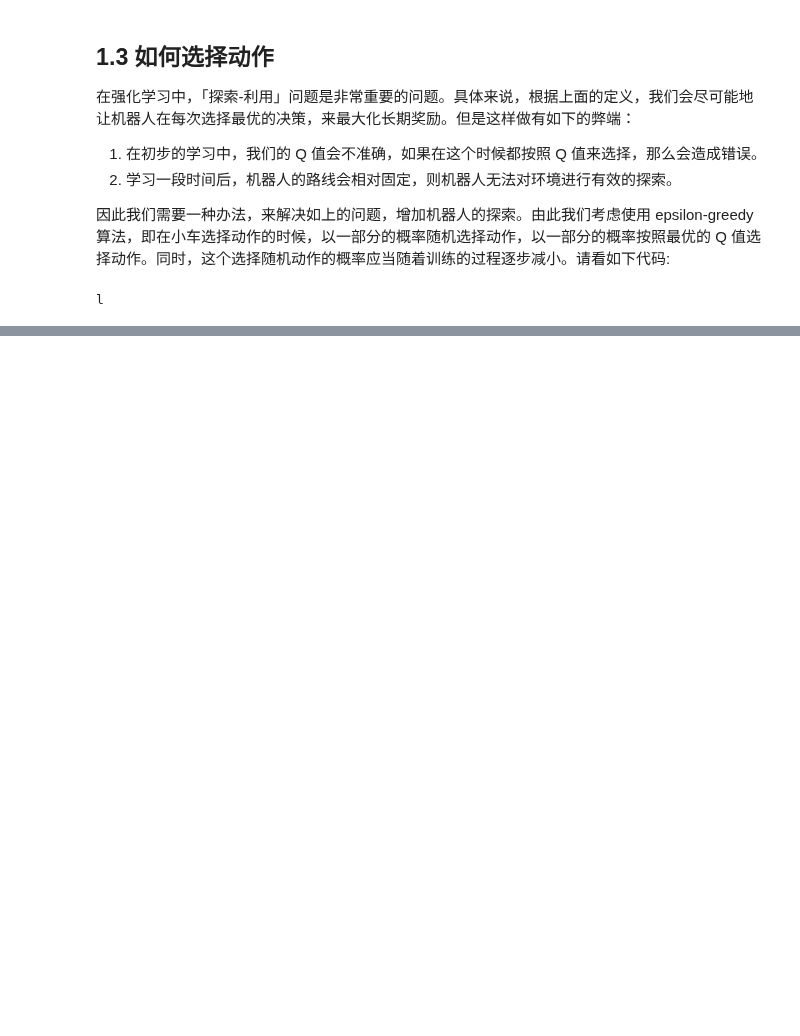
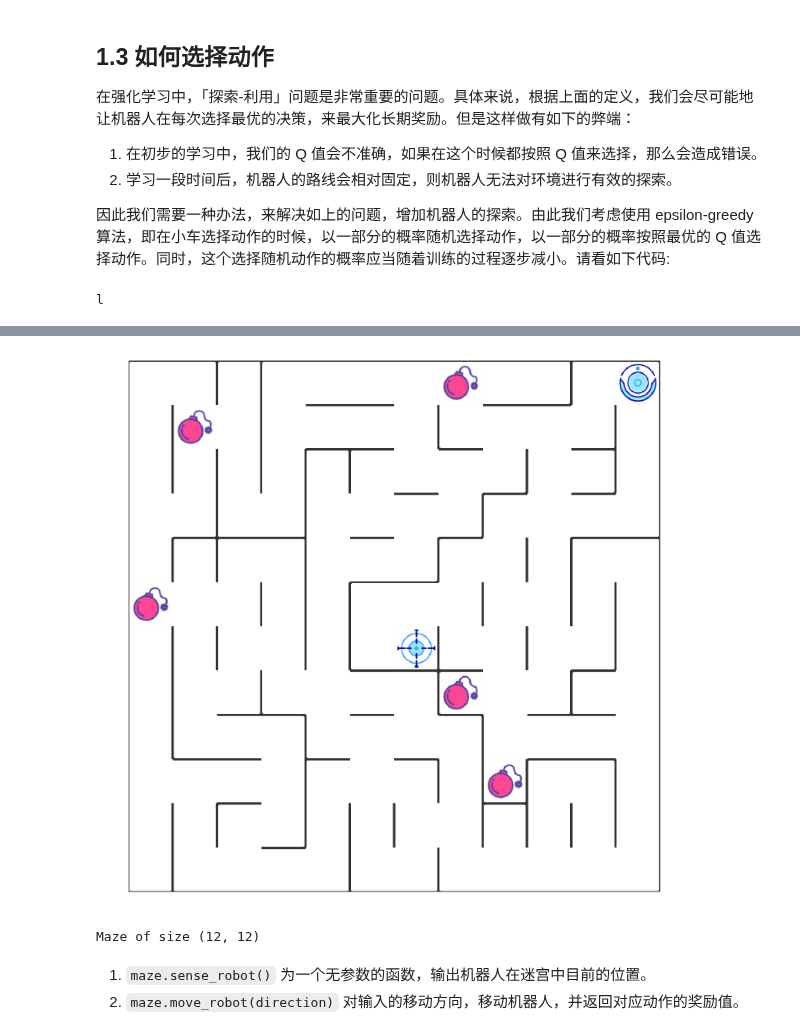
Before and after one commit to zhangjiqiang/AIProject, a Jupyter notebook: udacity_robot_maze/robot_run_maze.ipynb, the cells around one changed output, grey strips where cells are left out. Saved outputs shown, nothing was run; the diff lists cells and outputs as text; code cells hidden in the pictures; blank space fills up the shorter version.

```diff
--- a/udacity_robot_maze/robot_run_maze.ipynb
+++ b/udacity_robot_maze/robot_run_maze.ipynb
@@ -140,0 +152,14 @@ l
+# %%
+from Maze import Maze
+%matplotlib inline
+%config InlineBackend.figure_format = 'retina'
+
+## t创建迷宫并展示
+maze = Maze("test_world/maze_01.txt")
+print(maze)
+# %% [output]
+[figure, added]
+Maze of size (12, 12)
+# %% [markdown]
+1. `maze.sense_robot()` 为一个无参数的函数，输出机器人在迷宫中目前的位置。
+2. `maze.move_robot(direction)` 对输入的移动方向，移动机器人，并返回对应动作的奖励值。
```
Also changed, not shown: parts of 2 cells of this notebook.
